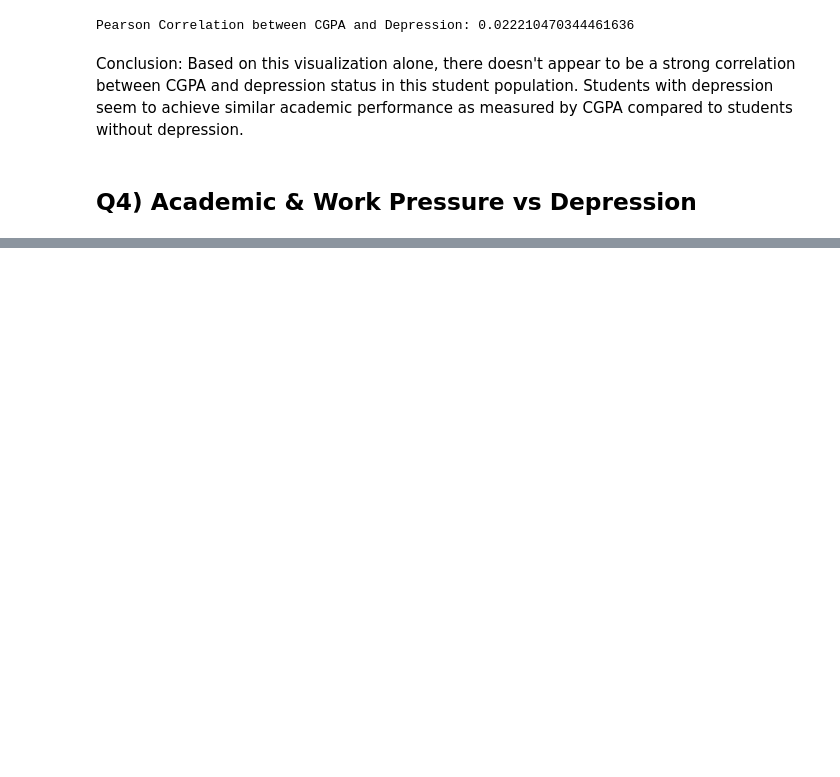
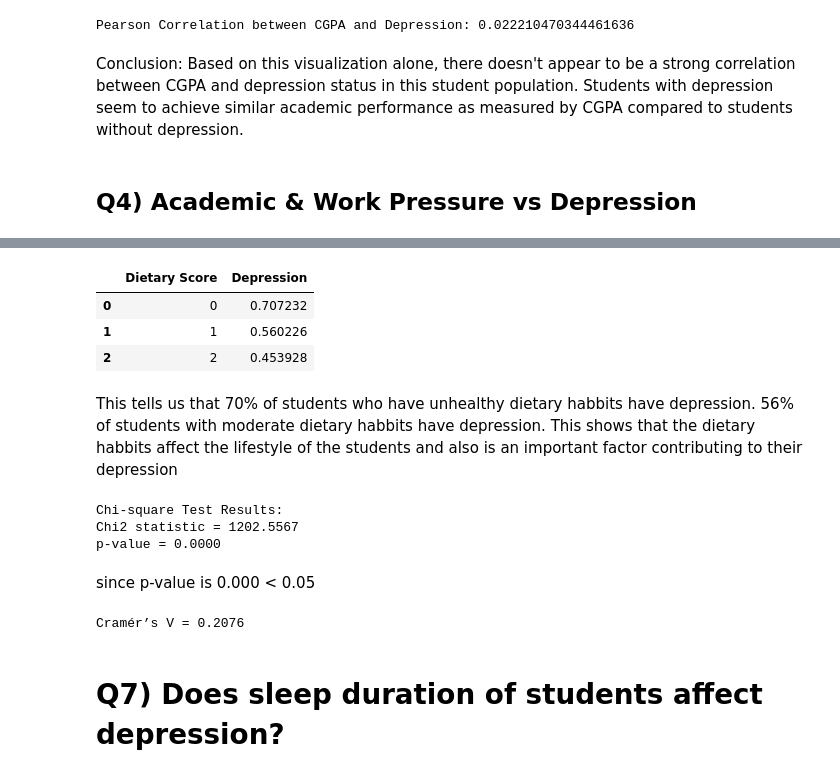
Before and after one commit to ayushsj99/Student_Mental_Health_EDA, a Jupyter notebook: Student_Mental_Health_EDA.ipynb, the cells around one changed output, grey strips where cells are left out. Drawn from its saved outputs; the diff is of its cells as text; code cells hidden in the pictures; blank space fills up the shorter version.

Commit message:
Kaggle Notebook | Student_Mental_Health_EDA.ipynb | Version 2

```diff
--- a/Student_Mental_Health_EDA.ipynb
+++ b/Student_Mental_Health_EDA.ipynb
@@ -351,0 +502,11 @@ plt.show()
+# %%
+mean_depression = data.groupby('Dietary Score')['Depression'].mean().reset_index()
+
+fig = px.bar(
+    mean_depression,
+    x='Dietary Score',
+    y='Depression',
+    title='Average Depression Rate by Dietary Habits',
+    labels={'Depression': 'Average Depression Rate', 'Dietary Score': 'Diet Quality (0=Unhealthy, 2=Healthy)'}
+)
+fig.show()
@@ -351,0 +515,42 @@ plt.show()
+# %%
+mean_depression
+# %% [output]
+|  | Dietary Score | Depression |
+| 0 | 0 | 0.707232 |
+| 1 | 1 | 0.560226 |
+| 2 | 2 | 0.453928 |
+# %% [markdown]
+This tells us that 70% of students who have unhealthy dietary habbits have depression.
+56% of students with moderate dietary habbits have depression.
+This shows that the dietary habbits affect the lifestyle of the students and also is an important factor contributing to their depression
+# %%
+# Stastical Test: Chi-Square Test
+
+import scipy.stats as stats
+import pandas as pd
+
+# create contingency_table
+conti_table = pd.crosstab(data["Dietary Score"], data['Depression'])
+
+# Perform chi-square test
+chi2, p, dof, expected = stats.chi2_contingency(conti_table)
+
+print("Chi-square Test Results:")
+print(f"Chi2 statistic = {chi2:.4f}")
+print(f"p-value = {p:.4f}")
+# %% [output]
+Chi-square Test Results:
+Chi2 statistic = 1202.5567
+p-value = 0.0000
+# %% [markdown]
+since p-value is 0.000 < 0.05
+# %%
+import numpy as np
+
+n = conti_table.sum().sum()
+cramer_v = np.sqrt(chi2 / (n * (min(conti_table.shape)-1)))
+print(f"Cramér’s V = {cramer_v:.4f}")
+# %% [output]
+Cramér’s V = 0.2076
+# %% [markdown]
+# Q7) Does sleep duration of students affect depression?
```
Also changed, not shown: parts of 32 cells of this notebook.
